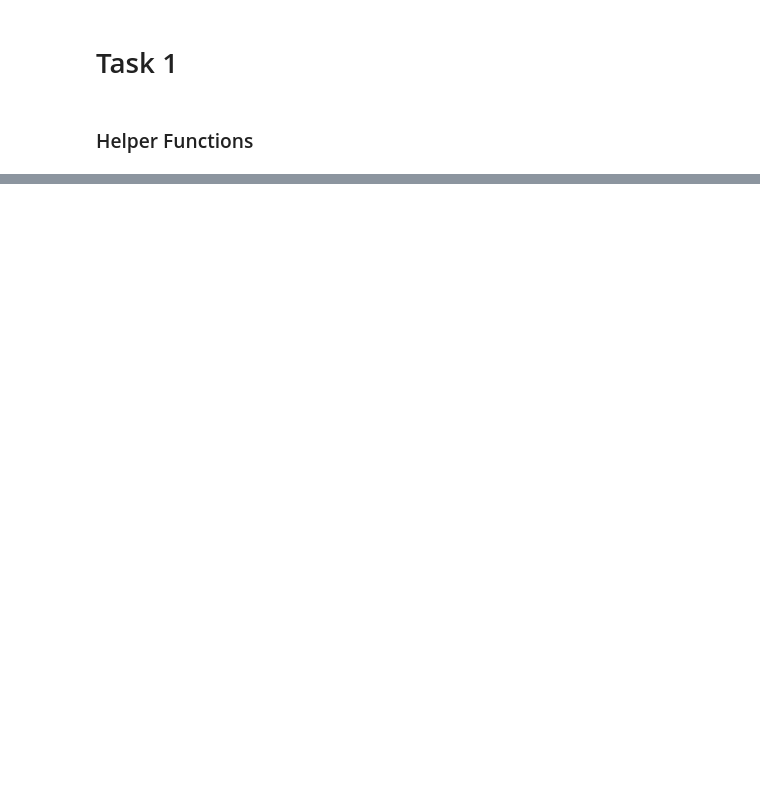
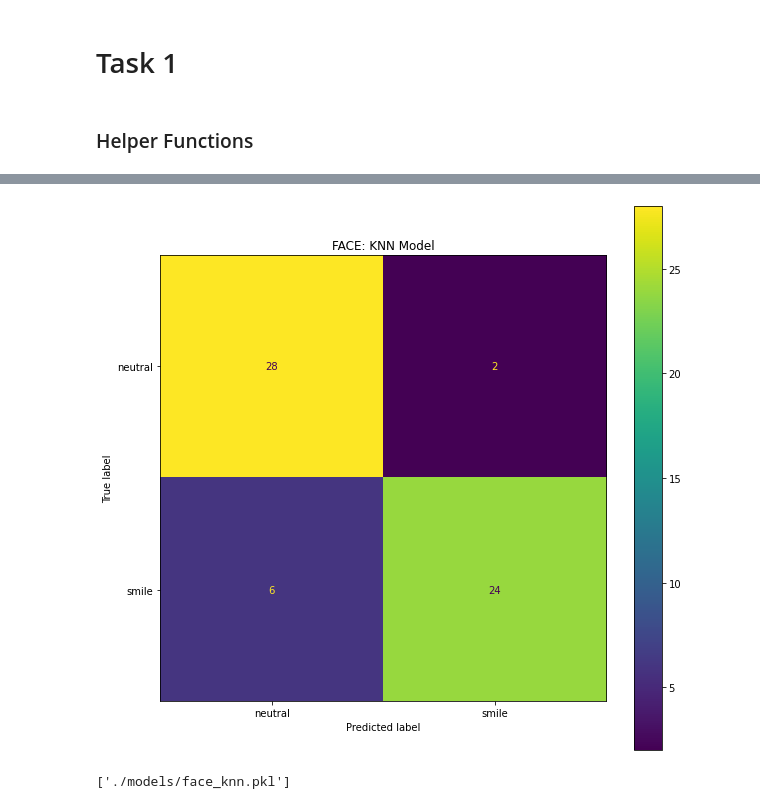
Before and after one commit to Dkashkett/Image_classification_, a Jupyter notebook: Task1.ipynb, the cells around one changed output, grey strips where cells are left out. Drawn from its saved outputs; the diff is of its cells as text; code cells hidden in the pictures; blank space fills up the shorter version.

```diff
--- a/Task1.ipynb
+++ b/Task1.ipynb
@@ -568,7 +325,0 @@ testing_results
-# %%
-pca = PCA(n_components=26)
-knn = KNeighborsClassifier(n_neighbors=45)
-knn_model = Pipeline(steps=[('pca', pca), ('knn', knn)])
-knn_model.fit(X_train,y_train)
-plot_confusion_matrix(knn_model, X_test, y_test, display_labels=['neutral','smile'])
-plt.title('knn')
@@ -680,7 +325,0 @@ testing_results
-# %%
-pca = PCA(n_components=26)
-knn = KNeighborsClassifier(n_neighbors=45)
-knn_model = Pipeline(steps=[('pca', pca), ('knn', knn)])
-knn_model.fit(X_train,y_train)
-plot_confusion_matrix(knn_model, X_test, y_test, display_labels=['neutral','smile'])
-plt.title('KNN')
@@ -689,0 +372,12 @@ joblib.dump(knn_model, './models/smile_knn_aug200.pkl')
+# %%
+fig, ax = plt.subplots(figsize=(10, 10))
+plot_confusion_matrix(best_knn_model, X_test, y_test, display_labels=['neutral','smile'], ax=ax)
+plt.title('FACE: KNN Model')
+plt.savefig('./graphics/face_knn_cm.png')
+# %% [output]
+[figure, added]
+# %%
+#save best knn model
+joblib.dump(best_knn_model,'./models/face_knn.pkl')
+# %% [output]
+['./models/face_knn.pkl']
```
Also changed, not shown: parts of 64 cells of this notebook, 16 other files.
